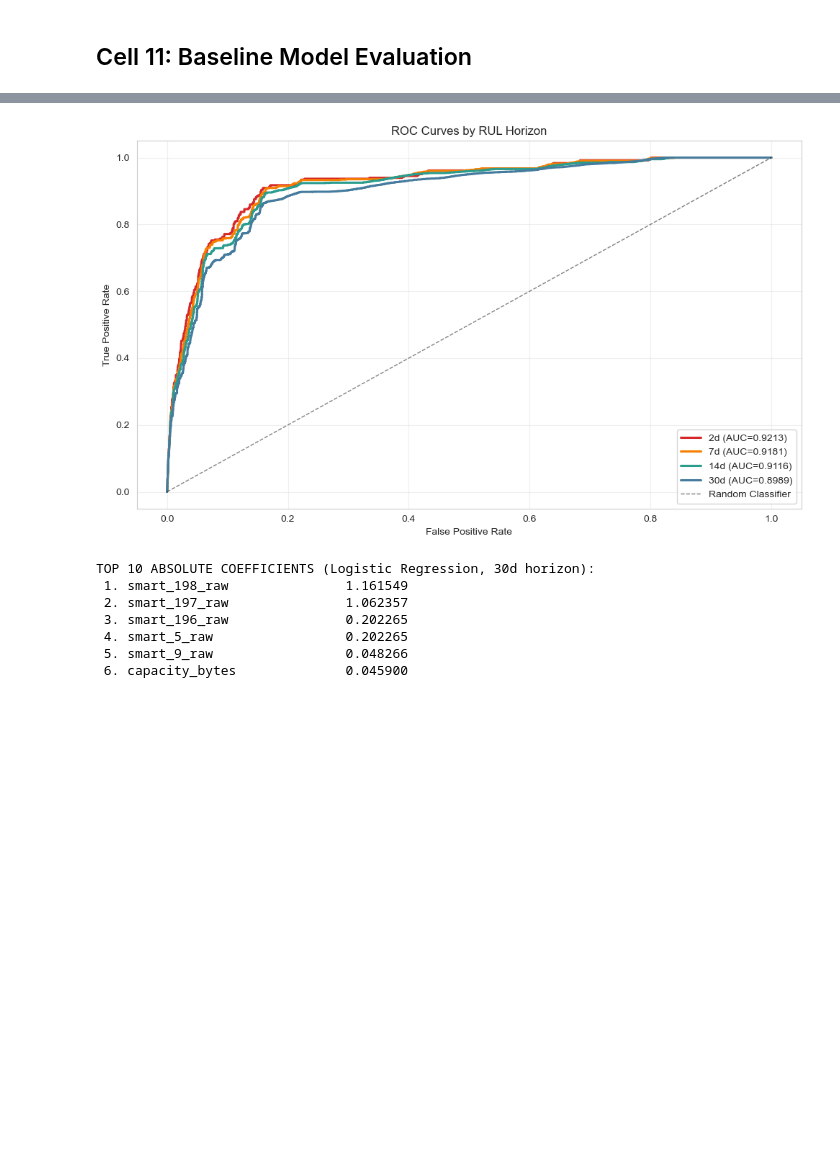
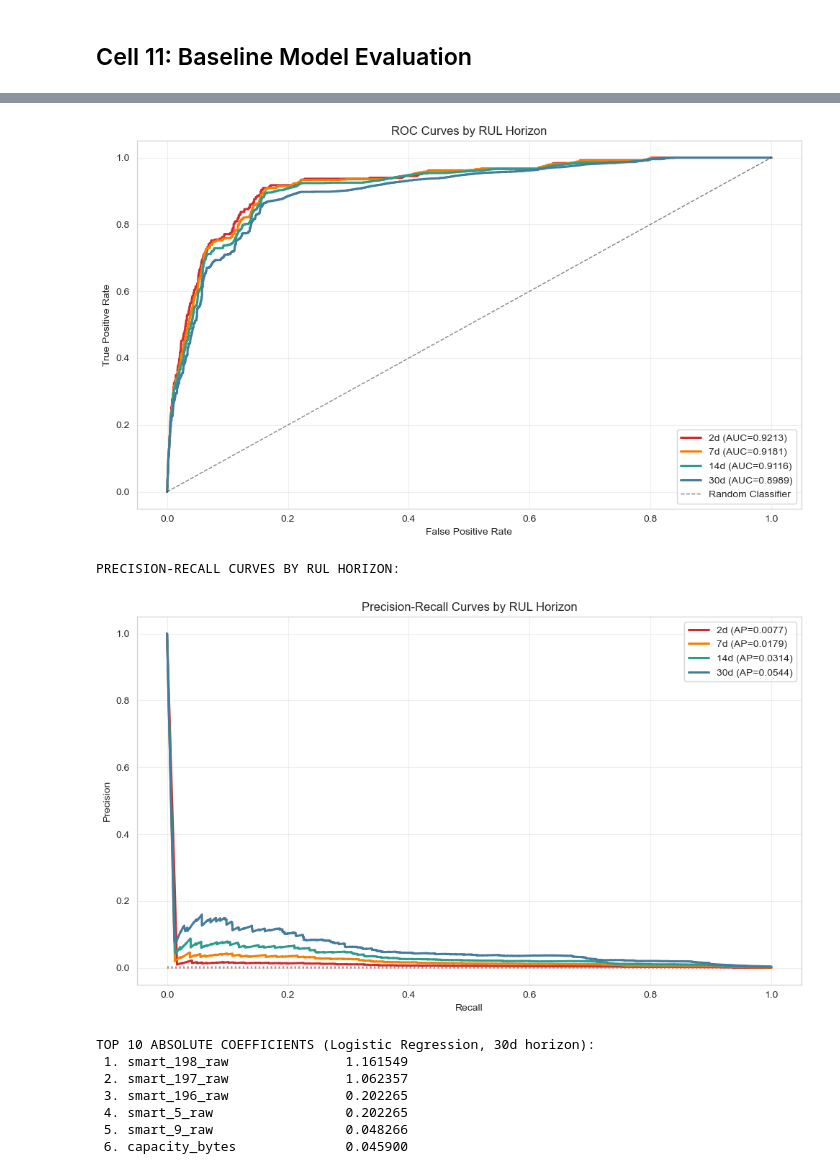
Before and after one commit to abhishek-sub/AIML-Project4, a Jupyter notebook: Project4.ipynb, the cells around one changed output, grey strips where cells are left out. Drawn from its saved outputs; the diff is of its cells as text; code cells hidden in the pictures; blank space fills up the shorter version.

```diff
--- a/Project4.ipynb
+++ b/Project4.ipynb
@@ -1453,41 +1472,84 @@ else:
         plt.tight_layout()
         plt.show()
 
+        # Combined Precision-Recall plot
+        print("\nPRECISION-RECALL CURVES BY RUL HORIZON:")
+        fig, ax = plt.subplots(figsize=(10, 6))
+
+        for i, horizon in enumerate(valid_horizons):
+            y_test = horizon_test_data[horizon]['y_test']
+            y_pred_proba = horizon_test_data[horizon]['y_pred_proba']
+
+            if y_test.nunique() < 2:
+                continue
+
+            precision, recall, _ = precision_recall_curve(y_test, y_pred_proba)
+            ap = average_precision_score(y_test, y_pred_proba)
+
+            ax.plot(
+                recall,
+                precision,
+                label=f'{horizon}d (AP={ap:.4f})',
+                linewidth=2.2,
+                color=colors[i % len(colors)]
+            )
+
+            # Baseline = positive class prevalence in test set
+            baseline = y_test.mean()
+            ax.hlines(
+                baseline,
+                xmin=0,
+                xmax=1,
+                linestyles='dotted',
+                colors=colors[i % len(colors)],
+                alpha=0.4
+            )
+
+        ax.set_xlabel('Recall')
+        ax.set_ylabel('Precision')
+        ax.set_title('Precision-Recall Curves by RUL Horizon')
+        ax.legend(loc='upper right')
+        ax.grid(alpha=0.3)
+        plt.tight_layout()
+        plt.show()
+
         # Coefficients from 30-day model (or first available horizon)
         coef_horizon = 30 if 30 in horizon_models else valid_horizons[0]
         coef_model = horizon_models[coef_horizon]
         coef_features = horizon_test_data[coef_horizon]['feature_cols']
 
         print(f"\nTOP 10 ABSOLUTE COEFFICIENTS (Logistic Regression, {coef_horizon}d horizon):")
         coef_abs = np.abs(coef_model.coef_[0])
         coef_idx = np.argsort(coef_abs)[::-1][:10]
         for rank, idx in enumerate(coef_idx, 1):
             print(f"{rank:2d}. {coef_features[idx]:<25} {coef_abs[idx]:>10.6f}")
     else:
         print("No valid horizons with trained models to evaluate.")
 # %% [output]
 ======================================================================
 RUL BUCKET MODEL EVALUATION
 ======================================================================
 
 PERFORMANCE SUMMARY BY HORIZON
 ----------------------------------------------------------------------
  horizon_days  samples  positives  positive_rate_pct  accuracy  roc_auc  f1_score status
             2  3816204       1677           0.043944  0.953432 0.921302  0.009917     ok
             7  3816204       4377           0.114695  0.952173 0.918085  0.023631     ok
            14  3816204       8289           0.217205  0.951198 0.911567  0.040155     ok
            30  3816204      17248           0.451967  0.949244 0.898927  0.070182     ok
 
 ... (69 lines left out)
   weighted avg       0.99      0.95      0.97    943358
 
 
 ROC CURVES BY RUL HORIZON:
 [figure]
-TOP 10 ABSOLUTE COEFFICIENTS (Logistic Regression, 30d horizon):
- 1. smart_198_raw               1.161549
- 2. smart_197_raw               1.062357
- 3. smart_196_raw               0.202265
- 4. smart_5_raw                 0.202265
- 5. smart_9_raw                 0.048266
- 6. capacity_bytes              0.045900
+PRECISION-RECALL CURVES BY RUL HORIZON:
+[figure, added]
+TOP 10 ABSOLUTE COEFFICIENTS (Logistic Regression, 30d horizon):
+ 1. smart_198_raw               1.161549
+ 2. smart_197_raw               1.062357
+ 3. smart_196_raw               0.202265
+ 4. smart_5_raw                 0.202265
+ 5. smart_9_raw                 0.048266
+ 6. capacity_bytes              0.045900
```
Also changed, not shown: parts of 26 cells of this notebook, 1 other file.
